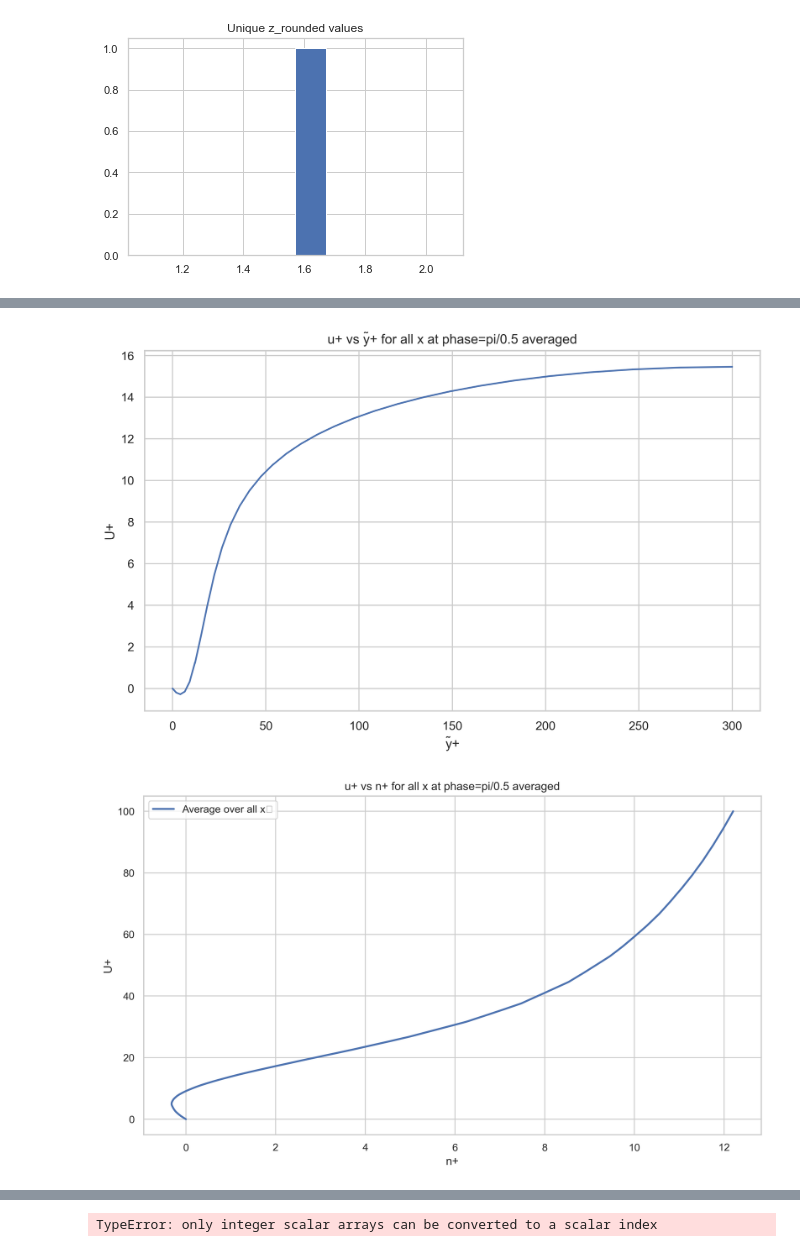
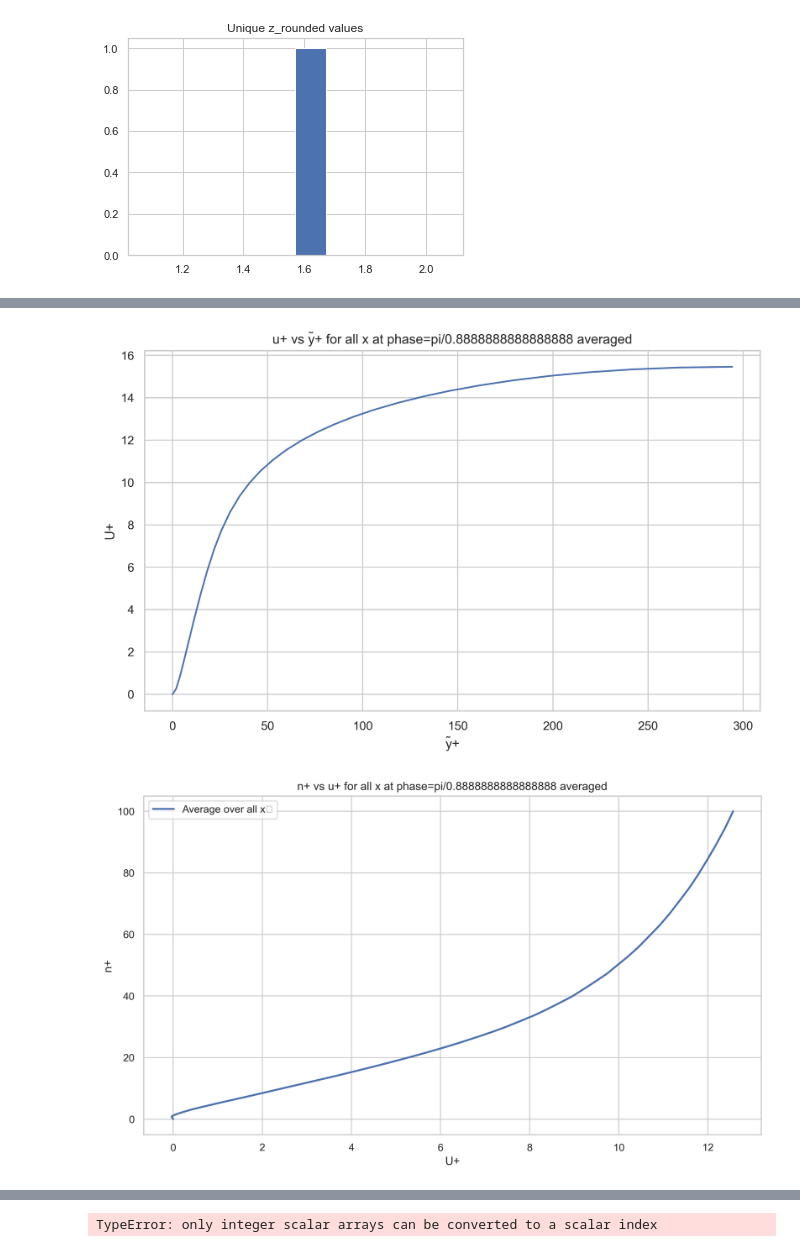
Before and after one commit to alexliberzonlab/sari-data, a Jupyter notebook: data_to_plot.ipynb, the cells around one changed output, grey strips where cells are left out. Cells and saved outputs as stored; diff of their text form; code cells hidden in the pictures.

```diff
--- a/data_to_plot.ipynb
+++ b/data_to_plot.ipynb
@@ -86,7 +86,7 @@ Number of unique y_rounded values: 5909
 sim_num=4
 pi=np.pi
 amp=0.05
-pi_div=0.5
+pi_div=8/9
 lam=pi/8
 theta_target=pi/pi_div
 length=pi
@@ -402,7 +403,7 @@ plt.ylabel('U+')
 plt.grid(True)
 plt.show()
 # %% [output]
-[figure, old version]
+[figure, new version]
 # %%
 # --- Normal-to-wall profiles: U+ vs n+ (no-slip at wall, robust near wall) ---
 
@@ -480,37 +481,43 @@ def normal_profile(x0, lin_interp, near_interp, u_tau, nu,
 
 # ---- Collect profiles for all x0 ----
 profiles = []
 for x0 in sorted(x_sel):
     prof = normal_profile(x0, lin_interp, near_interp, u_tau, nu)
     profiles.append(prof)
 
 # ---- Average onto common n+ grid ----
 common_nplus = np.linspace(0, 100, 400)
 stack = []
 for prof in profiles:
     n = prof["n_plus"].values
     u = prof["U_plus"].values
     order = np.argsort(n)
     n_sorted, u_sorted = n[order], u[order]
     u_interp = np.interp(common_nplus, n_sorted, u_sorted, left=np.nan, right=np.nan)
     stack.append(u_interp)
 
 stack_arr = np.vstack(stack)
 avg_Uplus = np.nanmean(stack_arr, axis=0)
 
+avg_df = pd.DataFrame({
+    "n_plus": common_nplus,
+    "U_plus": avg_Uplus
+})
+
+
 # ---- Plot ----
 avg_df.to_csv(f'csv/avg_normal_profile_wavy_sim_{sim_num}_phase_piby{pi_div}.csv', index=False)
 plt.figure(figsize=(10, 6), dpi=300)
 plt.plot(avg_Uplus, common_nplus, linewidth=2, label="Average over all x₀")
-plt.xlabel("n+")
-plt.ylabel("U+")
-plt.title(f"u+ vs n+ for all x at phase=pi/{pi_div} averaged")
+plt.xlabel("U+")
+plt.ylabel("n+")
+plt.title(f"n+ vs u+ for all x at phase=pi/{pi_div} averaged")
 plt.grid(True)
 plt.legend()
 plt.tight_layout()
 plt.show()
 # %% [output]
-[figure, old version]
+[figure, new version]
 # %%
 #no interpolatin involved
 sns.set(style="whitegrid")
```
Also changed, not shown: parts of 6 cells of this notebook, 40 other files.
